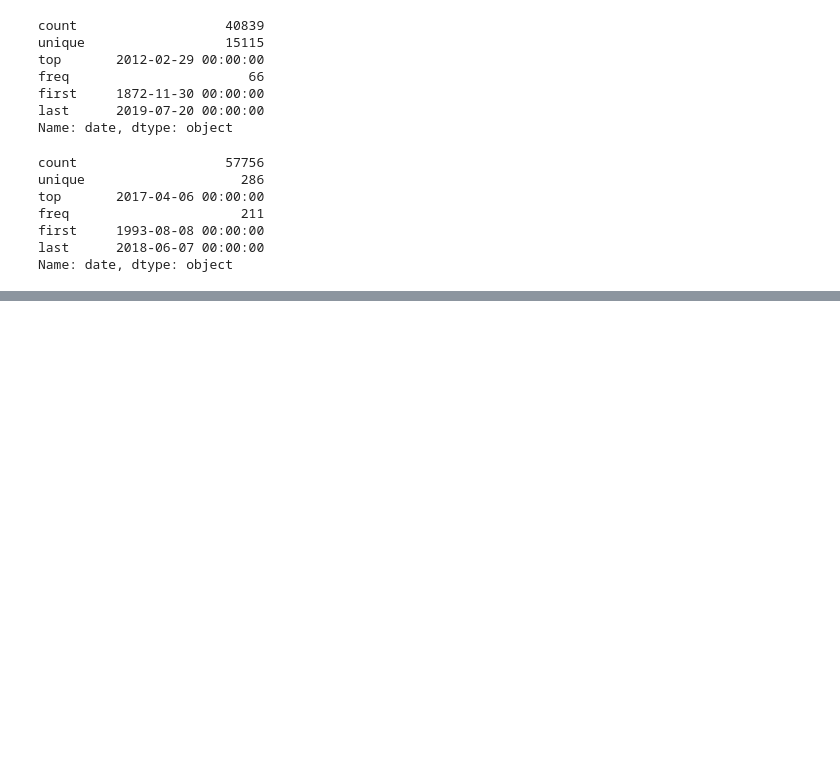
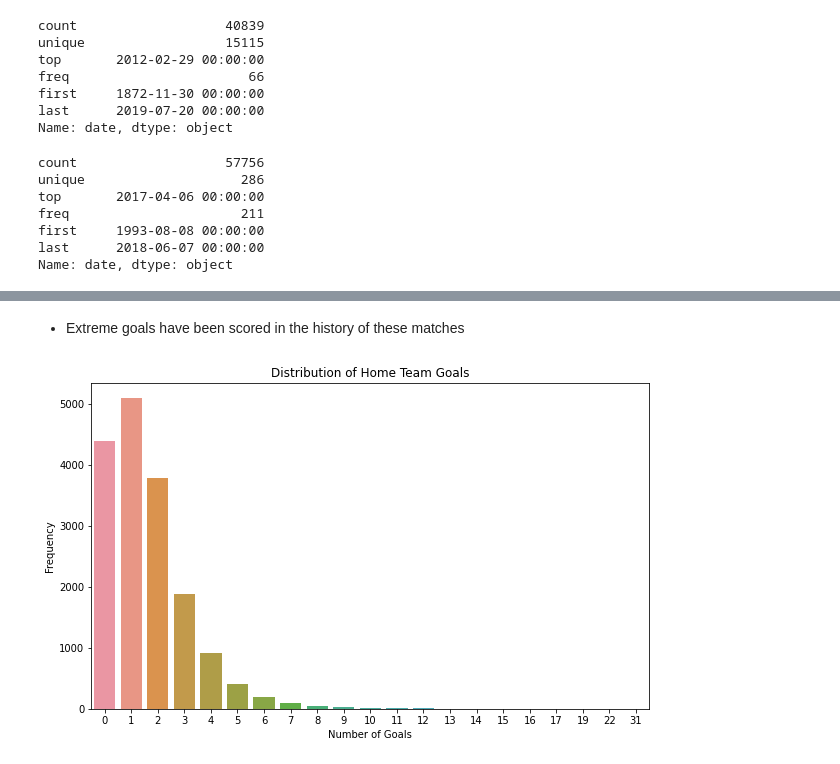
Before and after one commit to qadipo/Mchezopesa-Football-Outcome-Prediction, a Jupyter notebook: Mchezopesa_Football_Outcome_Predictions.ipynb, the cells around one changed output, grey strips where cells are left out. Cells and saved outputs as stored; diff of their text form; code cells hidden in the pictures; blank space fills up the shorter version.

```diff
--- a/Mchezopesa_Football_Outcome_Predictions.ipynb
+++ b/Mchezopesa_Football_Outcome_Predictions.ipynb
@@ -459,0 +478,14 @@ match_results.head()
+# %% [markdown]
+* Extreme goals have been scored in the history of these matches
+# %%
+# Visualizing the spread of the goals scored by the Home Team
+
+plt.figure(figsize = (10, 6))
+ax = sns.countplot(final_df.home_score)
+# ax.set_facecolor('orange')
+plt.ylabel('Frequency')
+plt.xlabel('Number of Goals')
+plt.title('Distribution of Home Team Goals')
+plt.show()
+# %% [output]
+[figure, added]
```
Also changed, not shown: parts of 81 cells of this notebook.
